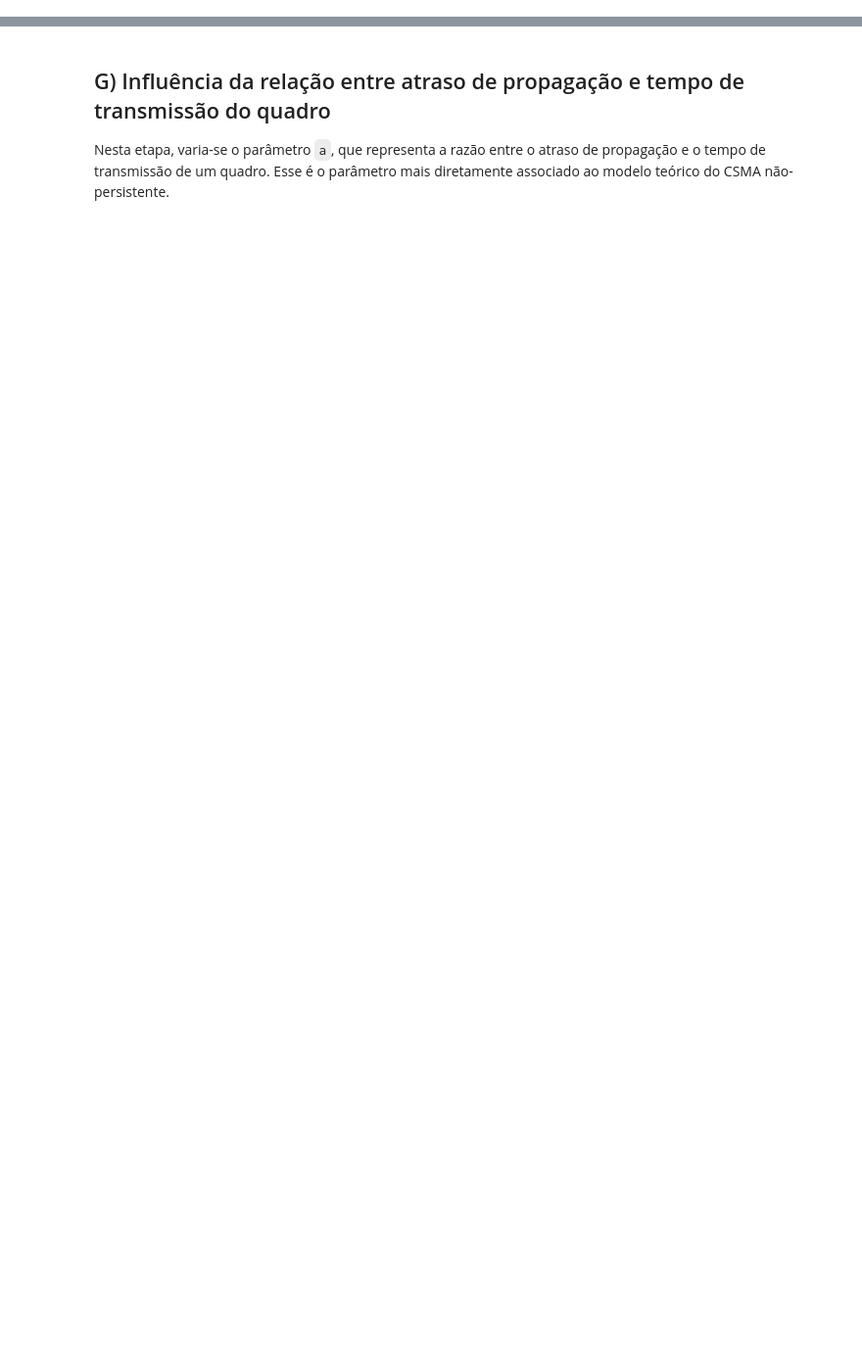
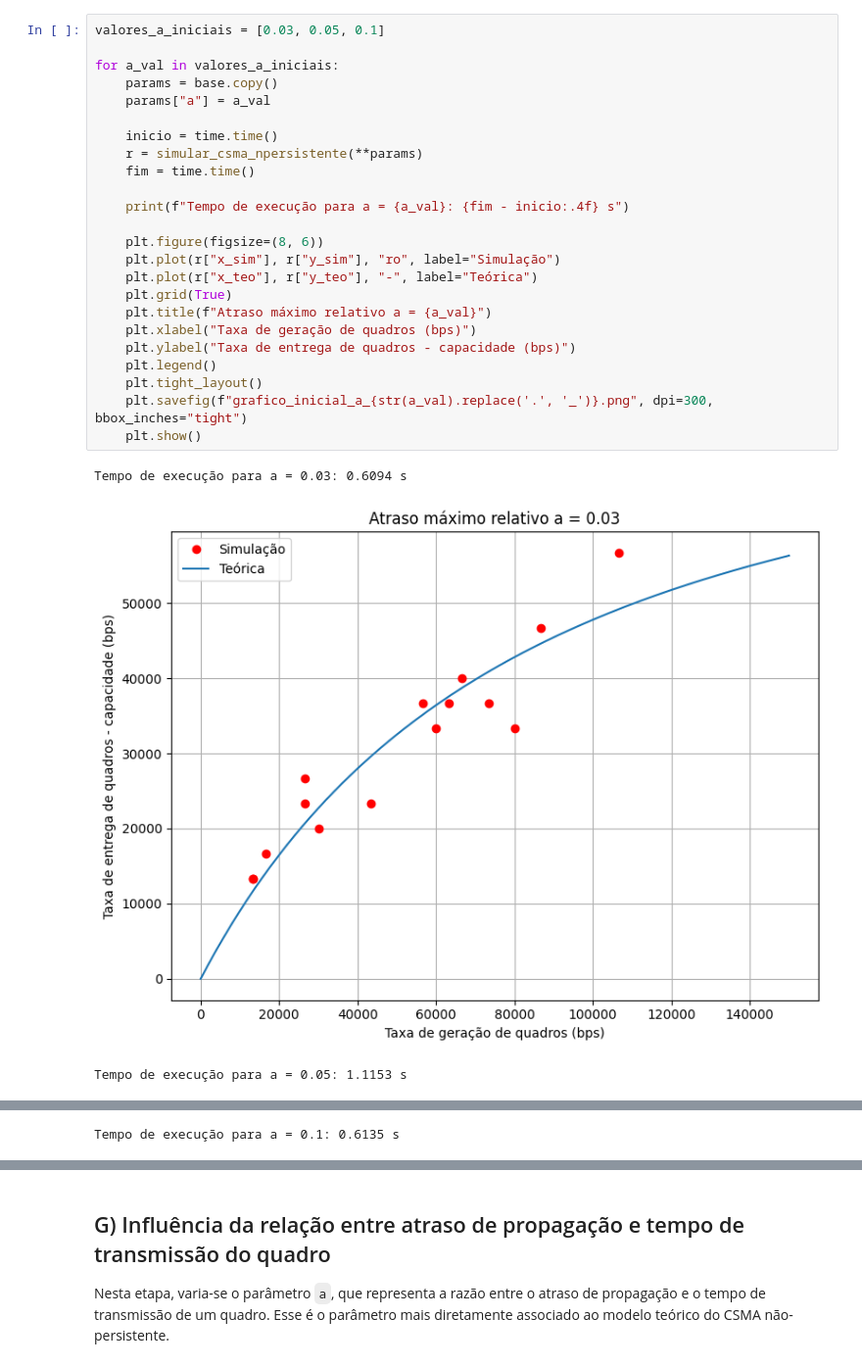
Before and after one commit to GScaramussa/Redes, a Jupyter notebook: redesCSMA.ipynb, the cells around one changed output, grey strips where cells are left out. Shown at 98% size. Cells and saved outputs as stored; diff of their text form; blank space fills up the shorter version.

```diff
--- a/redesCSMA.ipynb
+++ b/redesCSMA.ipynb
@@ -579,0 +190,28 @@ O aumento do número de rodadas tende a suavizar a curva simulada, pois a média
+# %%
+valores_a_iniciais = [0.03, 0.05, 0.1]
+
+for a_val in valores_a_iniciais:
+    params = base.copy()
+    params["a"] = a_val
+
+    inicio = time.time()
+    r = simular_csma_npersistente(**params)
+    fim = time.time()
+
+    print(f"Tempo de execução para a = {a_val}: {fim - inicio:.4f} s")
+
+    plt.figure(figsize=(8, 6))
+    plt.plot(r["x_sim"], r["y_sim"], "ro", label="Simulação")
+    plt.plot(r["x_teo"], r["y_teo"], "-", label="Teórica")
+    plt.grid(True)
+    plt.title(f"Atraso máximo relativo a = {a_val}")
+    plt.xlabel("Taxa de geração de quadros (bps)")
+    plt.ylabel("Taxa de entrega de quadros - capacidade (bps)")
+    plt.legend()
+    plt.tight_layout()
+    plt.savefig(f"grafico_inicial_a_{str(a_val).replace('.', '_')}.png", dpi=300, bbox_inches="tight")
+    plt.show()
+# %% [output]
+Tempo de execução para a = 0.03: 0.6094 s
+[figure, added]
+Tempo de execução para a = 0.05: 1.1153 s
@@ -579,0 +219 @@ O aumento do número de rodadas tende a suavizar a curva simulada, pois a média
+Tempo de execução para a = 0.1: 0.6135 s
```
Also changed, not shown: parts of 50 cells of this notebook.
